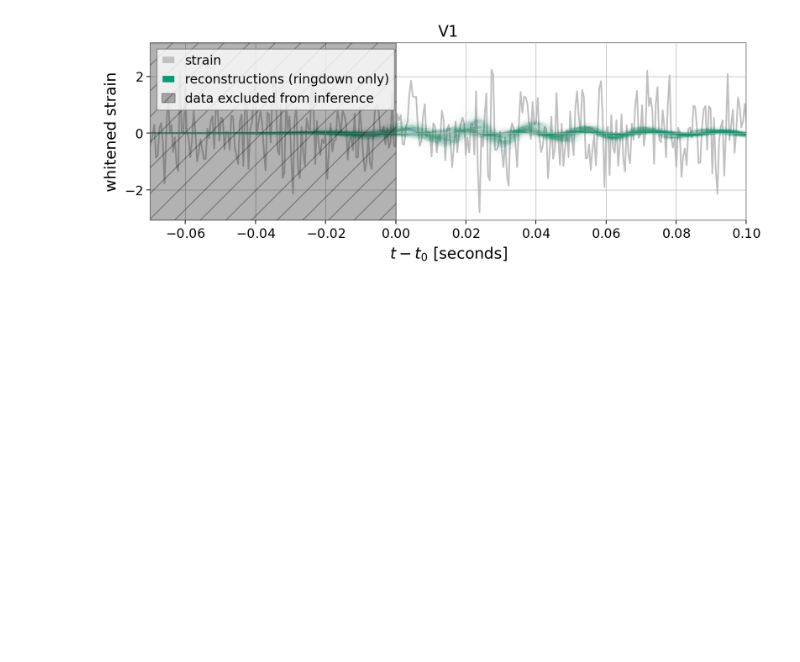
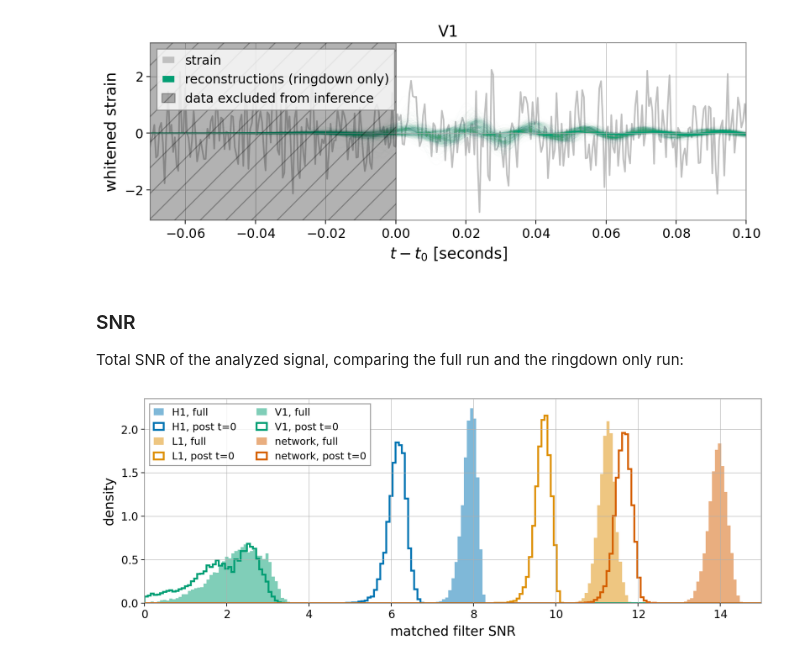
Before and after one commit to simonajmiller/tdinf, a Jupyter notebook: examples/GW190521/GW190521_plot_results.ipynb, the cells around one changed output. Cells and saved outputs as stored; diff of their text form; code cells hidden in the pictures; blank space fills up the shorter version.

Commit message:
add SNR plots

```diff
--- a/examples/GW190521/GW190521_plot_results.ipynb
+++ b/examples/GW190521/GW190521_plot_results.ipynb
@@ -145,3 +147,26 @@ for i, ifo in enumerate(lm.ifos):
 [figure]
 [figure]
 [figure]
+# %% [markdown]
+### SNR
+
+Total SNR of the analyzed signal, comparing the full run and the ringdown only run:
+# %%
+plt.figure(figsize=(12,4))
+
+for i, k in enumerate([*lm.ifos, 'network']):
+
+    p = f'{k}_matched_filter_SNR'
+
+    hist_kws = dict(density=True, bins=np.linspace(0,15,200), color=f'C{i}')
+
+    plt.hist(result['dfs']['full'][p], **hist_kws, alpha=0.5, label=f'{k}, full')
+    plt.hist(result['dfs']['post_0.0'][p], **hist_kws, histtype='step', lw=2, label=f'{k}, post t=0')
+
+plt.legend(ncols=2, fontsize=11)
+plt.xlabel('matched filter SNR')
+plt.ylabel('density')
+plt.xlim(0,15)
+plt.show()
+# %% [output]
+[figure, added]
```
Also changed, not shown: parts of 5 cells of this notebook.
